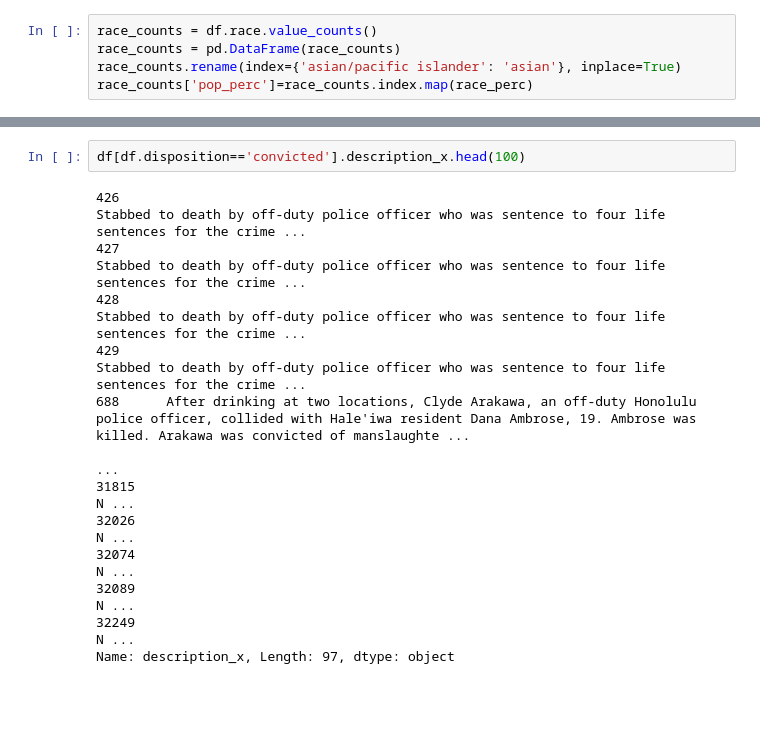
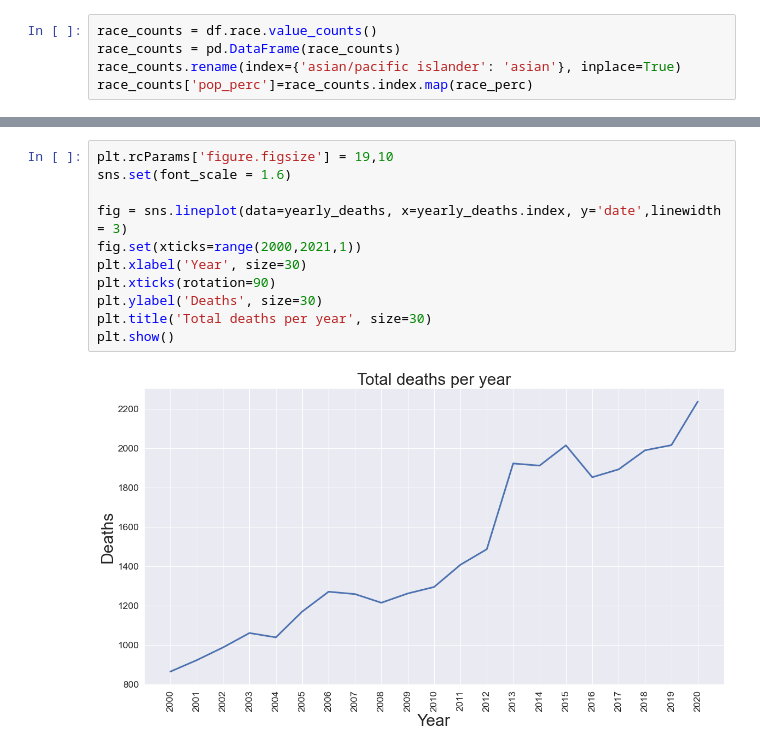
Before and after one commit to ikatechis/BigBlueData_Academy_Deaths_by_Police_EDA_project, a Jupyter notebook: analysis/analysis_fotis.ipynb, the cells around one changed output, grey strips where cells are left out. Drawn from its saved outputs; the diff is of its cells as text; blank space fills up the shorter version.

```diff
--- a/analysis/analysis_fotis.ipynb
+++ b/analysis/analysis_fotis.ipynb
@@ -103,15 +138,13 @@ Name: agency, Length: 6865, dtype: int64
-# %%
-df[df.disposition=='convicted'].description_x.head(100)
-# %% [output]
-426                                                                                                    Stabbed to death by off-duty police officer who was sentence to four life sentences for the crime ...
-427                                                                                                    Stabbed to death by off-duty police officer who was sentence to four life sentences for the crime ...
-428                                                                                                    Stabbed to death by off-duty police officer who was sentence to four life sentences for the crime ...
-429                                                                                                    Stabbed to death by off-duty police officer who was sentence to four life sentences for the crime ...
-688      After drinking at two locations, Clyde Arakawa, an off-duty Honolulu police officer, collided with Hale'iwa resident Dana Ambrose, 19. Ambrose was killed. Arakawa was convicted of manslaughte ...
-                                                                                                       ...
-31815                                                                                                                                                                                                  N ...
-32026                                                                                                                                                                                                  N ...
-32074                                                                                                                                                                                                  N ...
-32089                                                                                                                                                                                                  N ...
-32249                                                                                                                                                                                                  N ...
-Name: description_x, Length: 97, dtype: object
+# %%
+plt.rcParams['figure.figsize'] = 19,10
+sns.set(font_scale = 1.6)
+
+fig = sns.lineplot(data=yearly_deaths, x=yearly_deaths.index, y='date',linewidth = 3)
+fig.set(xticks=range(2000,2021,1))
+plt.xlabel('Year', size=30)
+plt.xticks(rotation=90)
+plt.ylabel('Deaths', size=30)
+plt.title('Total deaths per year', size=30)
+plt.show()
+# %% [output]
+[figure, added]
```
Also changed, not shown: parts of 14 cells of this notebook.
